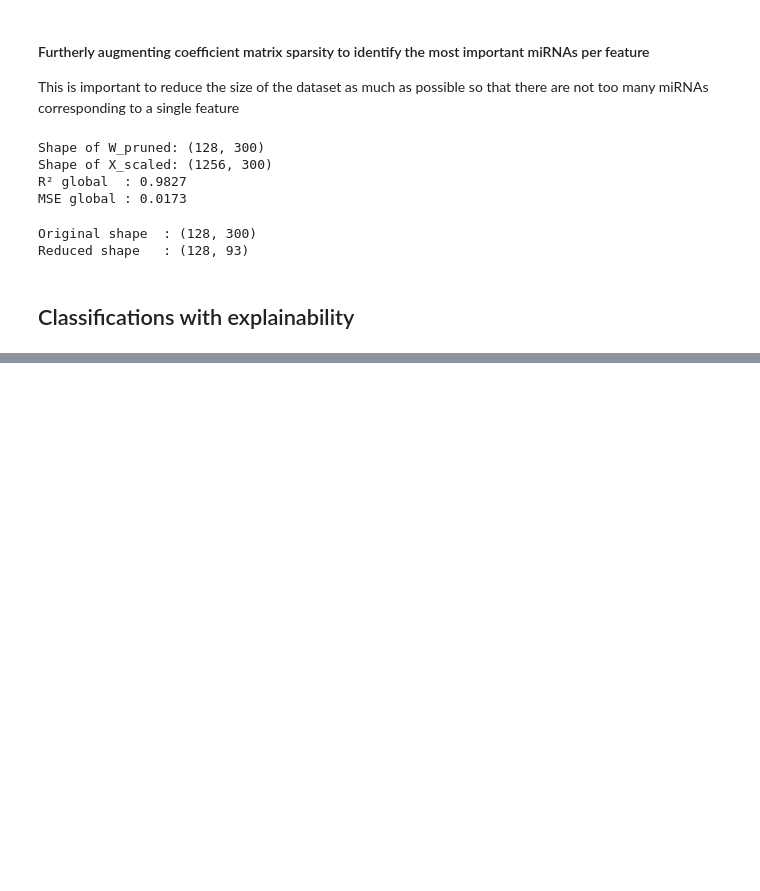
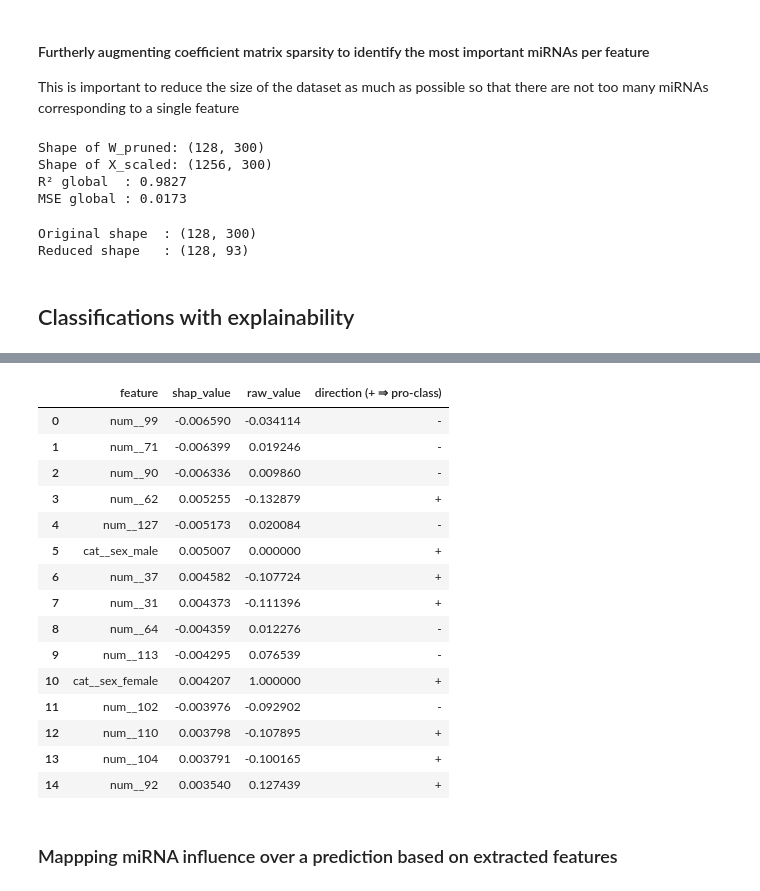
Before and after one commit to ematanzi/miRNA-to-Feature-Correlation, a Jupyter notebook: explaining_classifications.ipynb, the cells around one changed output, grey strips where cells are left out. Saved outputs shown, nothing was run; the diff lists cells and outputs as text; code cells hidden in the pictures; blank space fills up the shorter version.

```diff
--- a/explaining_classifications.ipynb
+++ b/explaining_classifications.ipynb
@@ -453,0 +647,31 @@ Reduced shape   : (128, 93)
+# %%
+X_test_pre = pre.transform(X_test)
+
+shap_values = explainer(X_test_pre, check_additivity=False)
+# %%
+def top_features_for_instance(shap_vals, feature_names, idx, N=10, class_id=None, X_test_pre=None):
+    """
+    Returns a DataFrame with the N most influential features (in absolute value)
+    for the instance `idx` and for the class `class_id`, including the value of the preprocessed feature.
+    """
+    sv = shap_vals.values if isinstance(shap_vals, shap.Explanation) else shap_vals
+
+    if class_id is None:
+        class_id = np.abs(sv[idx]).sum(axis=0).argmax()
+
+    vals  = sv[idx, :, class_id]
+    order = np.argsort(-np.abs(vals))[:N]
+
+    features     = np.array(feature_names)[order]
+    shap_values  = vals[order]
+    directions   = ["+" if v > 0 else "-" for v in shap_values]
+
+    # adding raw values if available
+    raw_values = X_test_pre[idx][order] if X_test_pre is not None else ["?"] * N
+
+    return pd.DataFrame({
+        "feature"       : features,
+        "shap_value"    : shap_values,
+        "raw_value"     : raw_values,
+        "direction (+ ⇒ pro‑class)" : directions
+    })
@@ -453,0 +689,30 @@ Reduced shape   : (128, 93)
+# %%
+idx = 0  # an example
+
+pred_label = best_model.predict(X_test.iloc[[idx]])[0]
+class_id   = np.where(best_model.classes_ == pred_label)[0][0]
+
+df_top = top_features_for_instance(
+    shap_values, feature_names, idx, N=15, class_id=class_id, X_test_pre=X_test_pre
+)
+
+df_top
+# %% [output]
+|  | feature | shap_value | raw_value | direction (+ ⇒ pro‑class) |
+| 0 | num__99 | -0.006590 | -0.034114 | - |
+| 1 | num__71 | -0.006399 | 0.019246 | - |
+| 2 | num__90 | -0.006336 | 0.009860 | - |
+| 3 | num__62 | 0.005255 | -0.132879 | + |
+| 4 | num__127 | -0.005173 | 0.020084 | - |
+| 5 | cat__sex_male | 0.005007 | 0.000000 | + |
+| 6 | num__37 | 0.004582 | -0.107724 | + |
+| 7 | num__31 | 0.004373 | -0.111396 | + |
+| 8 | num__64 | -0.004359 | 0.012276 | - |
+| 9 | num__113 | -0.004295 | 0.076539 | - |
+| 10 | cat__sex_female | 0.004207 | 1.000000 | + |
+| 11 | num__102 | -0.003976 | -0.092902 | - |
+| 12 | num__110 | 0.003798 | -0.107895 | + |
+| 13 | num__104 | 0.003791 | -0.100165 | + |
+| 14 | num__92 | 0.003540 | 0.127439 | + |
+# %% [markdown]
+### Mappping miRNA influence over a prediction based on extracted features
```
Also changed, not shown: parts of 20 cells of this notebook.
